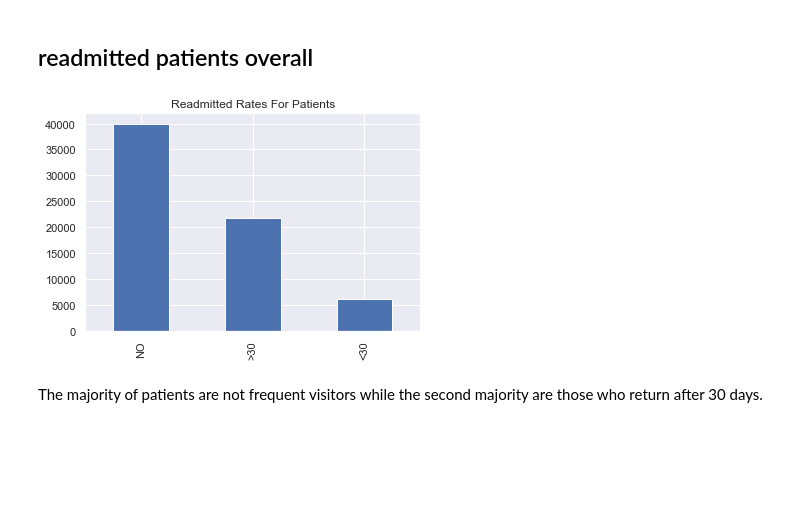
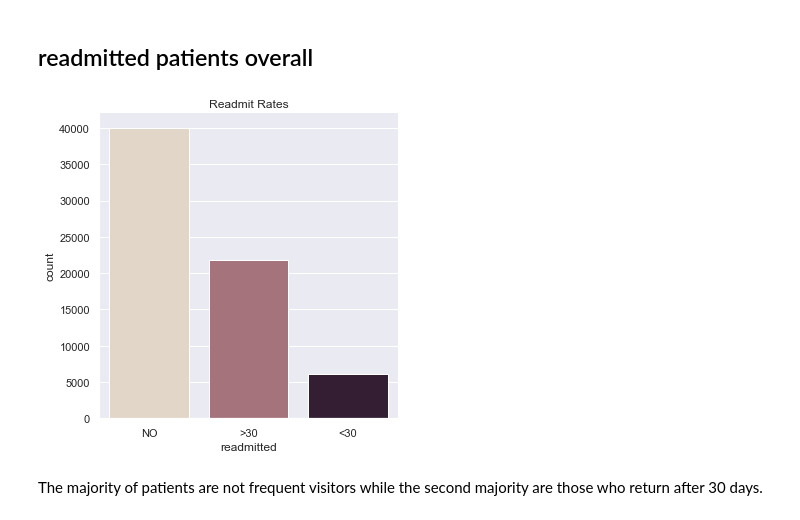
Before and after one commit to annasophiat/diabetic-readmissions, a Jupyter notebook: diabetes_storytelling.ipynb, the cells around one changed output. Cells and saved outputs as stored; diff of their text form; code cells hidden in the pictures; blank space fills up the shorter version.

```diff
--- a/diabetes_storytelling.ipynb
+++ b/diabetes_storytelling.ipynb
@@ -53,11 +53,11 @@ The target variable is the likelihood of readmission, or readmitted column.
 # %% [markdown]
 ## readmitted patients overall
 # %%
-diabetes.readmitted.value_counts().plot(kind='bar')
-plt.title('Readmitted Rates For Patients')
+sns.catplot(x='readmitted', kind='count', palette='ch:.25', data=diabetes)
+plt.title('Readmit Rates')
 plt.show()
 # %% [output]
-[figure, old version]
+[figure, new version]
 # %% [markdown]
 The majority of patients are not frequent visitors while the second majority are those who return after 30 days.
 # %% [markdown]
```
Also changed, not shown: parts of 23 cells of this notebook, 1 other file.
